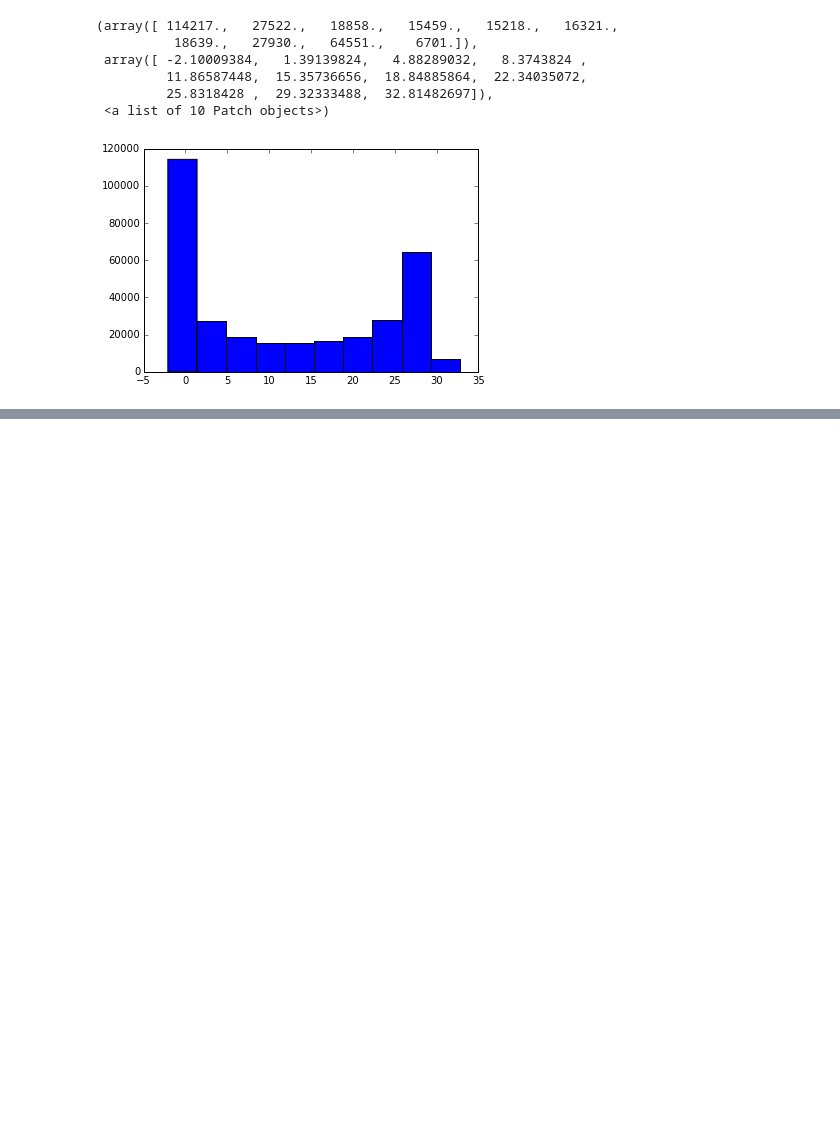
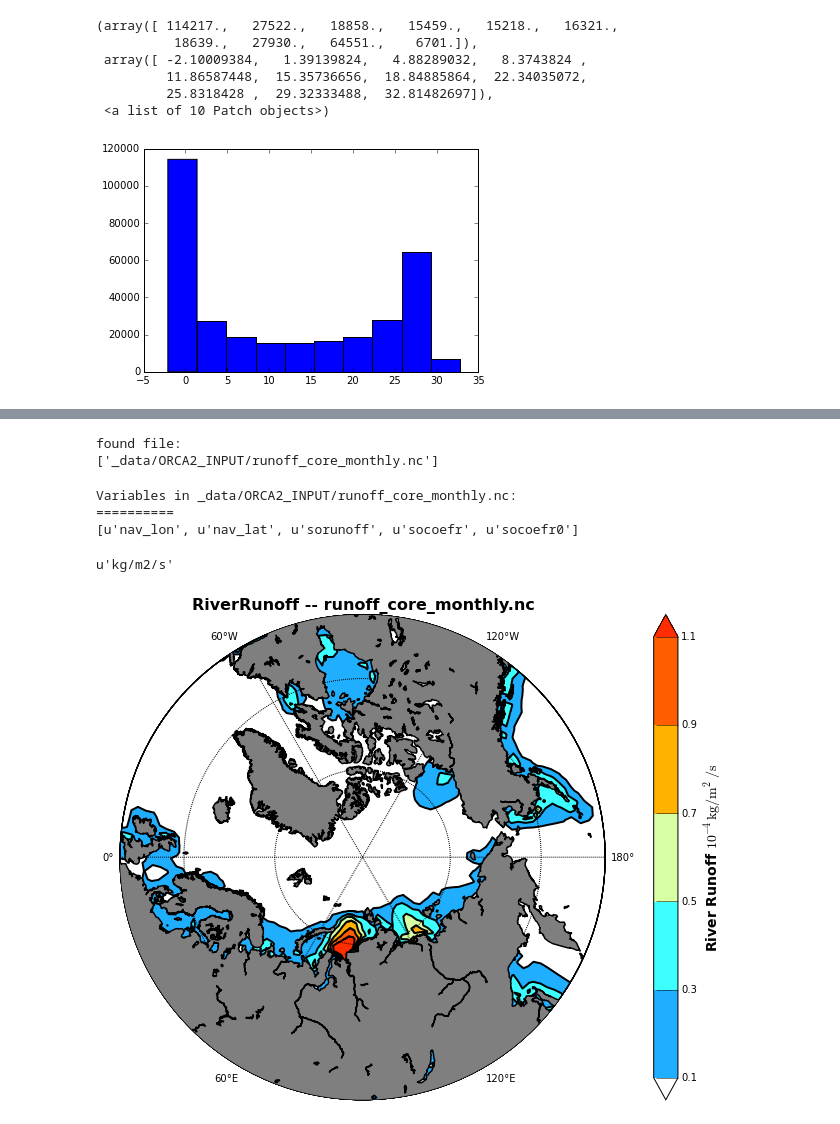
Before and after one commit to UBC-MOAD/ccar-modeling-nemo-tools, a Jupyter notebook: 05_ORCA2_Input.ipynb, the cells around one changed output, grey strips where cells are left out. Cells and saved outputs as stored; diff of their text form; code cells hidden in the pictures; blank space fills up the shorter version.

```diff
--- a/05_ORCA2_Input.ipynb
+++ b/05_ORCA2_Input.ipynb
@@ -250,0 +199,31 @@ topoin,lons = shiftgrid(180.,topoin,lons,start=False)
+# %%
+runoff_name=glob.glob('_data/ORCA2_INPUT/runoff*.nc')
+print("found file: \n{}".format(runoff_name))
+# %% [output]
+found file:
+['_data/ORCA2_INPUT/runoff_core_monthly.nc']
+# %%
+runoff_obj=nc.Dataset(runoff_name[0])
+print('Variables in {}:\n==========\n{}'.format(runoff_name[0], runoff_obj.variables.keys()))
+# %% [output]
+Variables in _data/ORCA2_INPUT/runoff_core_monthly.nc:
+==========
+[u'nav_lon', u'nav_lat', u'sorunoff', u'socoefr', u'socoefr0']
+# %%
+nav_lon=runoff_obj.variables['nav_lon'][:]
+nav_lat=runoff_obj.variables['nav_lat'][:]
+runoff=runoff_obj.variables['sorunoff'][:]
+runoff_obj.variables['sorunoff'].units
+# %% [output]
+u'kg/m2/s'
+# %%
+clev=np.arange(0.1, 1.3, 0.2)
+CMap=cm.GMT_no_green
+var_name='River Runoff $\mathrm{10^{-4} kg/m^2/s}$'
+fig, ax, proj = draw_ORCA2_Arctic(nav_lon, nav_lat, 50, np.mean(runoff, 0)*1e4, clev, var_name, CMap)
+title='RiverRunoff -- runoff_core_monthly.nc'
+ax.set_title(title, fontsize=16, fontweight='bold')
+fig.set_size_inches(10, 10)
+fig.canvas.draw()
+# %% [output]
+[figure, added]
```
Also changed, not shown: parts of 19 cells of this notebook.
